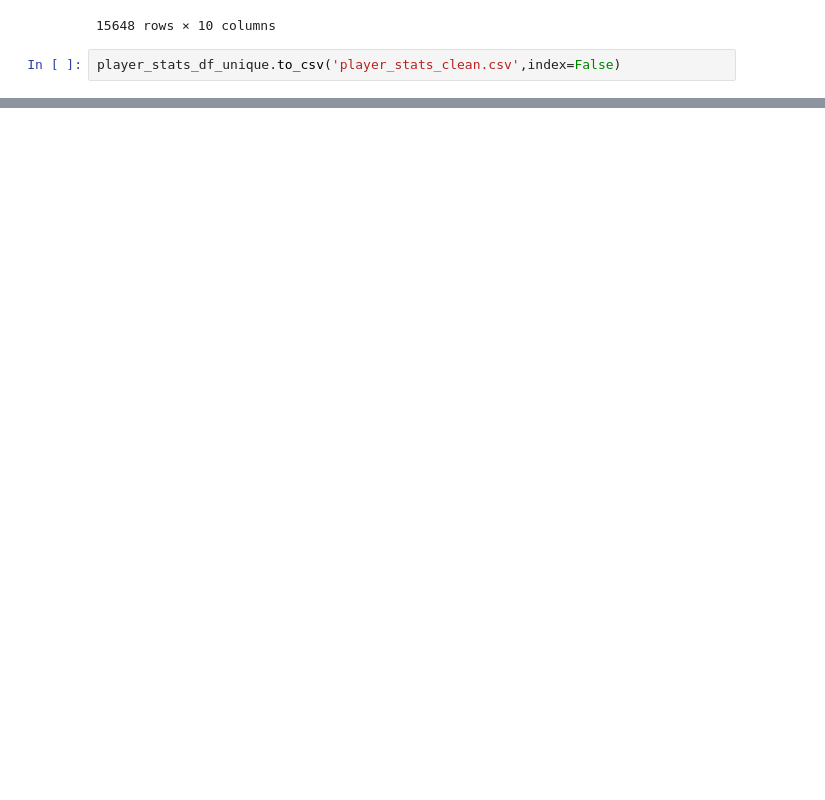
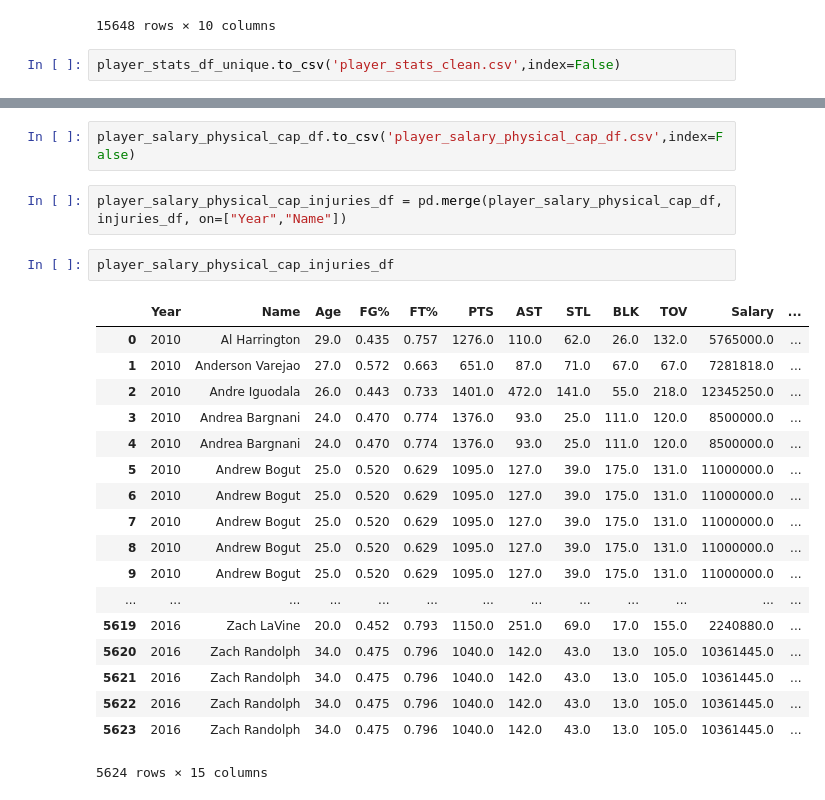
Before and after one commit to xudaiyanzi/NBA_players_salary, a Jupyter notebook: stats/stats.ipynb, the cells around one changed output, grey strips where cells are left out. Saved outputs shown, nothing was run; the diff lists cells and outputs as text; blank space fills up the shorter version.

```diff
--- a/stats/stats.ipynb
+++ b/stats/stats.ipynb
@@ -111,0 +155,25 @@ player_stats_df_unique.to_csv('player_stats_clean.csv',index=False)
+# %%
+player_salary_physical_cap_df.to_csv('player_salary_physical_cap_df.csv',index=False)
+# %%
+player_salary_physical_cap_injuries_df = pd.merge(player_salary_physical_cap_df, injuries_df, on=["Year","Name"])
+# %%
+player_salary_physical_cap_injuries_df
+# %% [output]
+|  | Year | Name | Age | FG% | FT% | PTS | AST | STL | BLK | TOV | Salary | ... |
+| 0 | 2010 | Al Harrington | 29.0 | 0.435 | 0.757 | 1276.0 | 110.0 | 62.0 | 26.0 | 132.0 | 5765000.0 | ... |
+| 1 | 2010 | Anderson Varejao | 27.0 | 0.572 | 0.663 | 651.0 | 87.0 | 71.0 | 67.0 | 67.0 | 7281818.0 | ... |
+| 2 | 2010 | Andre Iguodala | 26.0 | 0.443 | 0.733 | 1401.0 | 472.0 | 141.0 | 55.0 | 218.0 | 12345250.0 | ... |
+| 3 | 2010 | Andrea Bargnani | 24.0 | 0.470 | 0.774 | 1376.0 | 93.0 | 25.0 | 111.0 | 120.0 | 8500000.0 | ... |
+| 4 | 2010 | Andrea Bargnani | 24.0 | 0.470 | 0.774 | 1376.0 | 93.0 | 25.0 | 111.0 | 120.0 | 8500000.0 | ... |
+| 5 | 2010 | Andrew Bogut | 25.0 | 0.520 | 0.629 | 1095.0 | 127.0 | 39.0 | 175.0 | 131.0 | 11000000.0 | ... |
+| 6 | 2010 | Andrew Bogut | 25.0 | 0.520 | 0.629 | 1095.0 | 127.0 | 39.0 | 175.0 | 131.0 | 11000000.0 | ... |
+| 7 | 2010 | Andrew Bogut | 25.0 | 0.520 | 0.629 | 1095.0 | 127.0 | 39.0 | 175.0 | 131.0 | 11000000.0 | ... |
+| 8 | 2010 | Andrew Bogut | 25.0 | 0.520 | 0.629 | 1095.0 | 127.0 | 39.0 | 175.0 | 131.0 | 11000000.0 | ... |
+| 9 | 2010 | Andrew Bogut | 25.0 | 0.520 | 0.629 | 1095.0 | 127.0 | 39.0 | 175.0 | 131.0 | 11000000.0 | ... |
+| ... | ... | ... | ... | ... | ... | ... | ... | ... | ... | ... | ... | ... |
+| 5619 | 2016 | Zach LaVine | 20.0 | 0.452 | 0.793 | 1150.0 | 251.0 | 69.0 | 17.0 | 155.0 | 2240880.0 | ... |
+| 5620 | 2016 | Zach Randolph | 34.0 | 0.475 | 0.796 | 1040.0 | 142.0 | 43.0 | 13.0 | 105.0 | 10361445.0 | ... |
+| 5621 | 2016 | Zach Randolph | 34.0 | 0.475 | 0.796 | 1040.0 | 142.0 | 43.0 | 13.0 | 105.0 | 10361445.0 | ... |
+| 5622 | 2016 | Zach Randolph | 34.0 | 0.475 | 0.796 | 1040.0 | 142.0 | 43.0 | 13.0 | 105.0 | 10361445.0 | ... |
+| 5623 | 2016 | Zach Randolph | 34.0 | 0.475 | 0.796 | 1040.0 | 142.0 | 43.0 | 13.0 | 105.0 | 10361445.0 | ... |
+5624 rows × 15 columns
```
Also changed, not shown: parts of 5 cells of this notebook, 1 other file.
